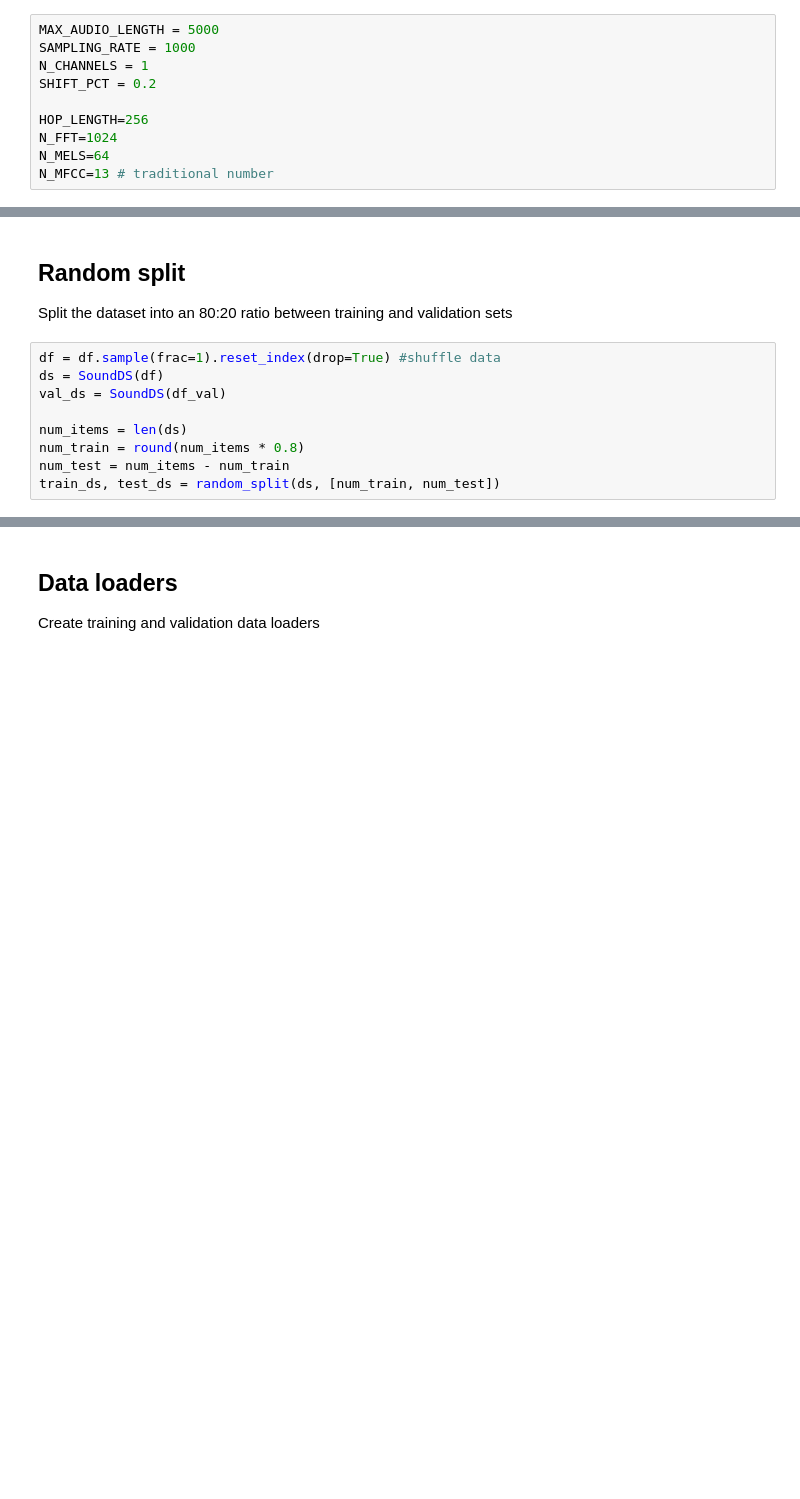
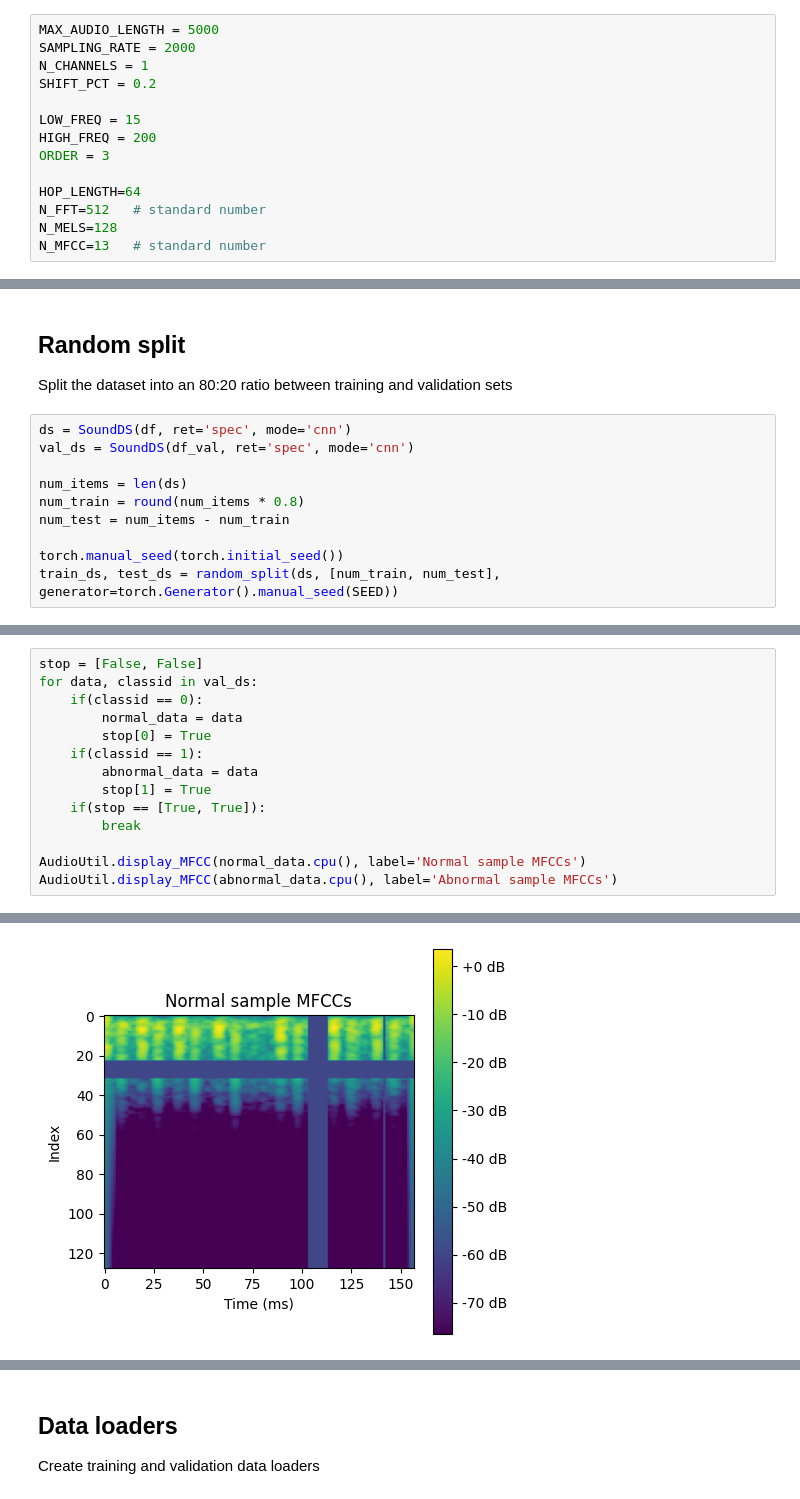
Before and after one commit to iTzAymen/PCG_Classification, a Jupyter notebook: main.ipynb, the cells around one changed output, grey strips where cells are left out. Saved outputs shown, nothing was run; the diff lists cells and outputs as text; blank space fills up the shorter version.

```diff
--- a/main.ipynb
+++ b/main.ipynb
@@ -44,12 +50,16 @@ class bcolors:
 Audio Parameters
 # %%
 MAX_AUDIO_LENGTH = 5000
-SAMPLING_RATE = 1000
+SAMPLING_RATE = 2000
 N_CHANNELS = 1
 SHIFT_PCT = 0.2
 
-HOP_LENGTH=256
-N_FFT=1024
-N_MELS=64
-N_MFCC=13 # traditional number
+LOW_FREQ = 15
+HIGH_FREQ = 200
+ORDER = 3
+
+HOP_LENGTH=64
+N_FFT=512   # standard number
+N_MELS=128
+N_MFCC=13   # standard number
 # %%
@@ -342,11 +378,12 @@ class SoundDS(Dataset):
 ## Random split
 Split the dataset into an 80:20 ratio between training and validation sets
 # %%
-df = df.sample(frac=1).reset_index(drop=True) #shuffle data
-ds = SoundDS(df)
-val_ds = SoundDS(df_val)
+ds = SoundDS(df, ret='spec', mode='cnn')
+val_ds = SoundDS(df_val, ret='spec', mode='cnn')
 
 num_items = len(ds)
 num_train = round(num_items * 0.8)
 num_test = num_items - num_train
-train_ds, test_ds = random_split(ds, [num_train, num_test])
+
+torch.manual_seed(torch.initial_seed())
+train_ds, test_ds = random_split(ds, [num_train, num_test], generator=torch.Generator().manual_seed(SEED))
@@ -352,0 +392,15 @@ train_ds, test_ds = random_split(ds, [num_train, num_test])
+# %%
+stop = [False, False]
+for data, classid in val_ds:
+    if(classid == 0):
+        normal_data = data
+        stop[0] = True
+    if(classid == 1):
+        abnormal_data = data
+        stop[1] = True
+    if(stop == [True, True]):
+        break
+
+AudioUtil.display_MFCC(normal_data.cpu(), label='Normal sample MFCCs')
+AudioUtil.display_MFCC(abnormal_data.cpu(), label='Abnormal sample MFCCs')
+# %% [output]
@@ -352,0 +409 @@ train_ds, test_ds = random_split(ds, [num_train, num_test])
+[figure, added]
```
Also changed, not shown: parts of 21 cells of this notebook, 5 other files.
